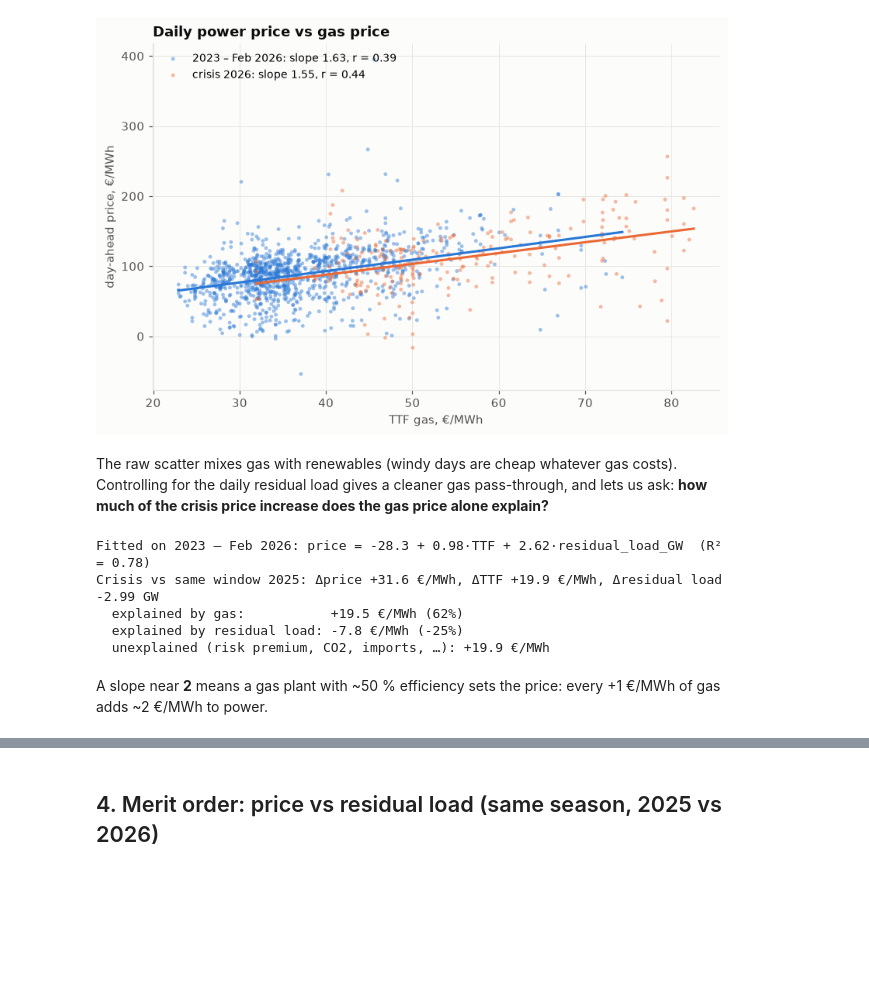
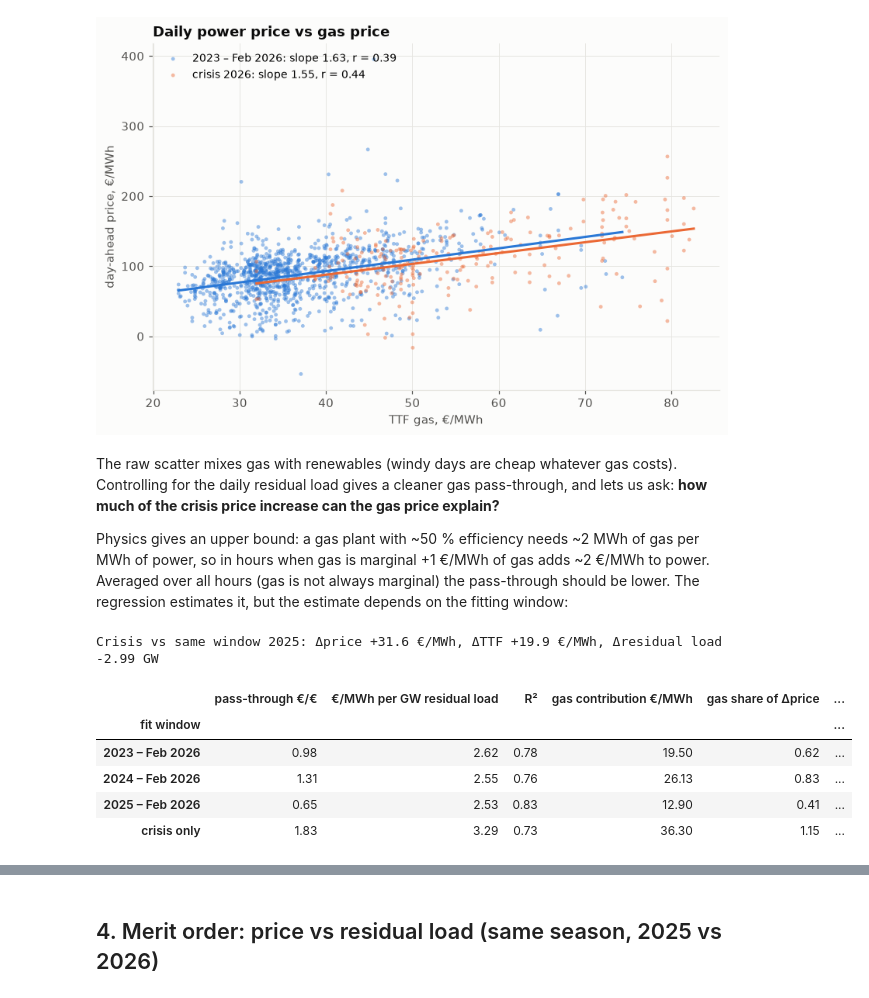
Before and after one commit to nebula387/energy-price-forecast, a Jupyter notebook: notebooks/01_eda.ipynb, the cells around one changed output, grey strips where cells are left out. Drawn from its saved outputs; the diff is of its cells as text; code cells hidden in the pictures; blank space fills up the shorter version.

```diff
--- a/notebooks/01_eda.ipynb
+++ b/notebooks/01_eda.ipynb
@@ -200,30 +200,42 @@ crisis 2026      slope 1.55 €/MWh power per €/MWh gas, intercept 26.0, r=0.4
 # %% [markdown]
 The raw scatter mixes gas with renewables (windy days are cheap whatever gas costs).
 Controlling for the daily residual load gives a cleaner gas pass-through, and lets us ask:
-**how much of the crisis price increase does the gas price alone explain?**
+**how much of the crisis price increase can the gas price explain?**
+
+Physics gives an upper bound: a gas plant with ~50 % efficiency needs ~2 MWh of gas per MWh of power, so in hours
+when gas is marginal +1 €/MWh of gas adds ~2 €/MWh to power. Averaged over all hours (gas is not always marginal)
+the pass-through should be lower. The regression estimates it, but the estimate depends on the fitting window:
 # %%
 from sklearn.linear_model import LinearRegression
 
 dd = df.groupby("date").agg(price=("price", "mean"), ttf=("ttf_gas", "first"),
                             rl=("residual_load_forecast", "mean")).dropna()
 dd["rl"] /= 1000  # GW
-pre_fit = dd[dd.index < crisis_start]
-ols = LinearRegression().fit(pre_fit[["ttf", "rl"]], pre_fit["price"])
-b_ttf, b_rl = ols.coef_
-print(f"Fitted on 2023 – Feb 2026: price = {ols.intercept_:.1f} + {b_ttf:.2f}·TTF + {b_rl:.2f}·residual_load_GW  (R² = {ols.score(pre_fit[['ttf','rl']], pre_fit['price']):.2f})")
-
 win = lambda a, b: dd.loc[a:b].mean()
 base, cris = win(pre_start, pre_end), win(crisis_start, last_day)
 d_price, d_ttf, d_rl = cris["price"] - base["price"], cris["ttf"] - base["ttf"], cris["rl"] - base["rl"]
 print(f"Crisis vs same window 2025: Δprice {d_price:+.1f} €/MWh, ΔTTF {d_ttf:+.1f} €/MWh, Δresidual load {d_rl:+.2f} GW")
-print(f"  explained by gas:           {b_ttf * d_ttf:+.1f} €/MWh ({b_ttf * d_ttf / d_price:.0%})")
-print(f"  explained by residual load: {b_rl * d_rl:+.1f} €/MWh ({b_rl * d_rl / d_price:.0%})")
-print(f"  unexplained (risk premium, CO2, imports, …): {d_price - b_ttf * d_ttf - b_rl * d_rl:+.1f} €/MWh")
+
+fits = {"2023 – Feb 2026": ("2023-01-01", crisis_start - pd.Timedelta(days=1)),
+        "2024 – Feb 2026": ("2024-01-01", crisis_start - pd.Timedelta(days=1)),
+        "2025 – Feb 2026": ("2025-01-01", crisis_start - pd.Timedelta(days=1)),
+        "crisis only":     (crisis_start, last_day)}
+rows = []
+for name, (a, b) in fits.items():
+    g = dd.loc[a:b]
+    ols = LinearRegression().fit(g[["ttf", "rl"]], g["price"])
+    b_ttf, b_rl = ols.coef_
+    rows.append({"fit window": name, "pass-through €/€": b_ttf, "€/MWh per GW residual load": b_rl,
+                 "R²": ols.score(g[["ttf", "rl"]], g["price"]),
+                 "gas contribution €/MWh": b_ttf * d_ttf, "gas share of Δprice": b_ttf * d_ttf / d_price,
+                 "residual-load contribution": b_rl * d_rl,
+                 "unexplained €/MWh": d_price - b_ttf * d_ttf - b_rl * d_rl})
+pd.DataFrame(rows).set_index("fit window").round(2)
 # %% [output]
-Fitted on 2023 – Feb 2026: price = -28.3 + 0.98·TTF + 2.62·residual_load_GW  (R² = 0.78)
 Crisis vs same window 2025: Δprice +31.6 €/MWh, ΔTTF +19.9 €/MWh, Δresidual load -2.99 GW
-  explained by gas:           +19.5 €/MWh (62%)
-  explained by residual load: -7.8 €/MWh (-25%)
-  unexplained (risk premium, CO2, imports, …): +19.9 €/MWh
+|  | pass-through €/€ | €/MWh per GW residual load | R² | gas contribution €/MWh | gas share of Δprice | ... |
+| fit window |  |  |  |  |  | ... |
+| 2023 – Feb 2026 | 0.98 | 2.62 | 0.78 | 19.50 | 0.62 | ... |
+| 2024 – Feb 2026 | 1.31 | 2.55 | 0.76 | 26.13 | 0.83 | ... |
+| 2025 – Feb 2026 | 0.65 | 2.53 | 0.83 | 12.90 | 0.41 | ... |
+| crisis only | 1.83 | 3.29 | 0.73 | 36.30 | 1.15 | ... |
-# %% [markdown]
-A slope near **2** means a gas plant with ~50 % efficiency sets the price: every +1 €/MWh of gas adds ~2 €/MWh to power.
```
Also changed, not shown: parts of 4 cells of this notebook, 2 other files.
